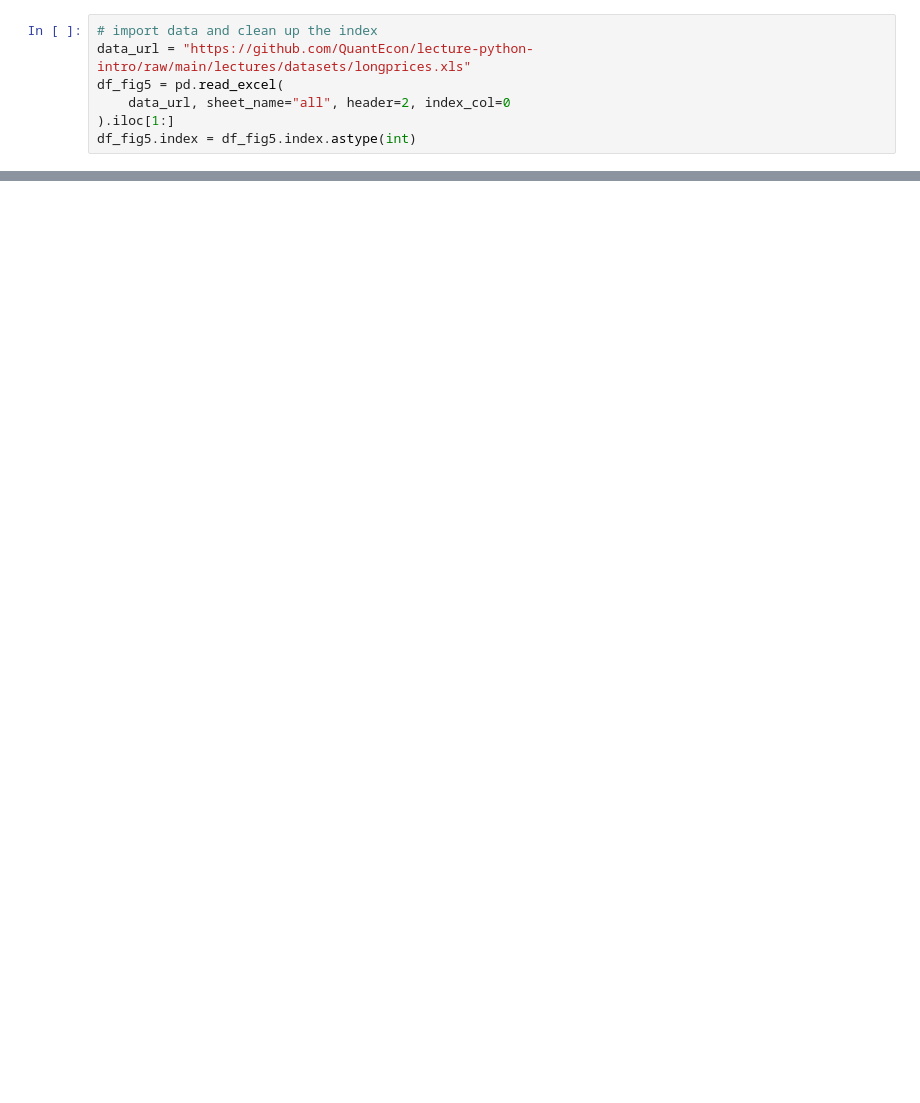
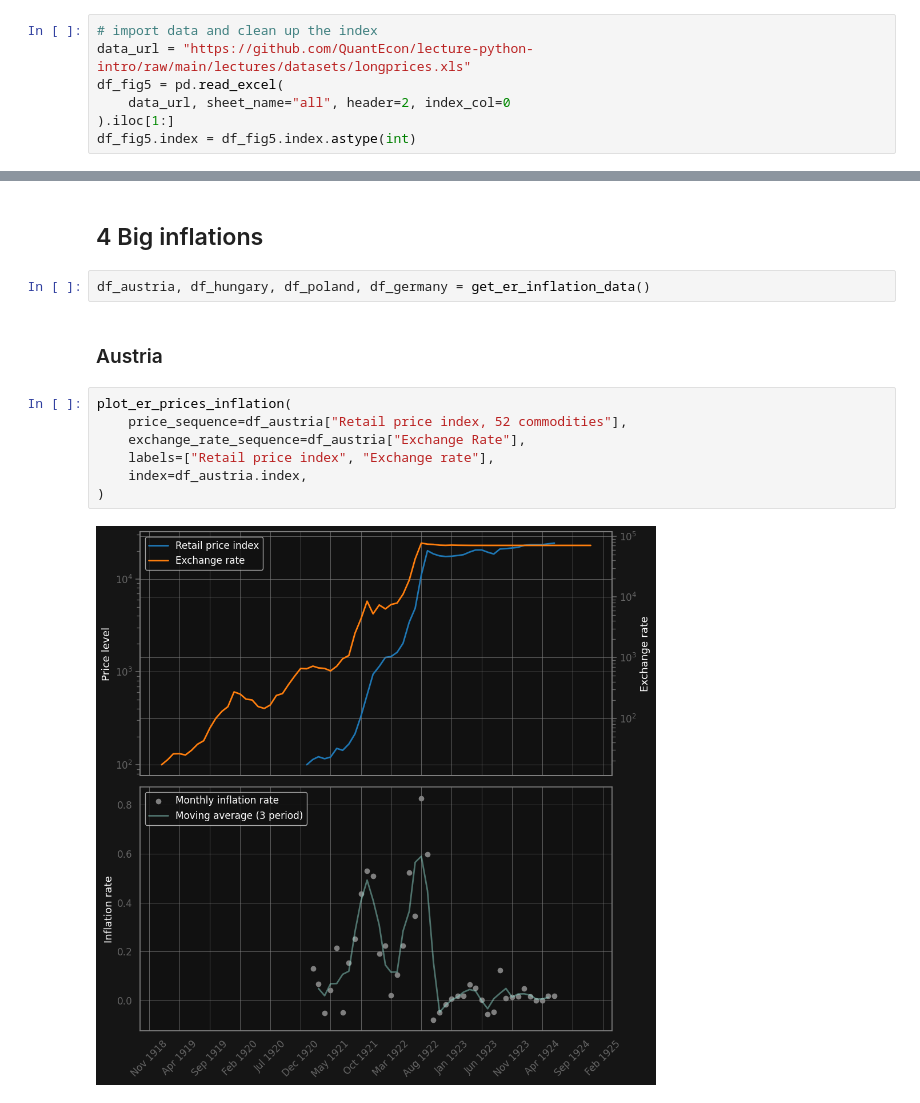
Before and after one commit to utkusarioglu/backtesting-workshop, a Jupyter notebook: src/quant/inflation_history/price_level_history.ipynb, the cells around one changed output, grey strips where cells are left out. Saved outputs shown, nothing was run; the diff lists cells and outputs as text; blank space fills up the shorter version.

```diff
--- a/src/quant/inflation_history/price_level_history.ipynb
+++ b/src/quant/inflation_history/price_level_history.ipynb
@@ -35,0 +40,15 @@ fig.show()
+# %% [markdown]
+## 4 Big inflations
+# %%
+df_austria, df_hungary, df_poland, df_germany = get_er_inflation_data()
+# %% [markdown]
+### Austria
+# %%
+plot_er_prices_inflation(
+    price_sequence=df_austria["Retail price index, 52 commodities"],
+    exchange_rate_sequence=df_austria["Exchange Rate"],
+    labels=["Retail price index", "Exchange rate"],
+    index=df_austria.index,
+)
+# %% [output]
+[figure, added]
```
Also changed, not shown: parts of 12 cells of this notebook, 1 other file.
